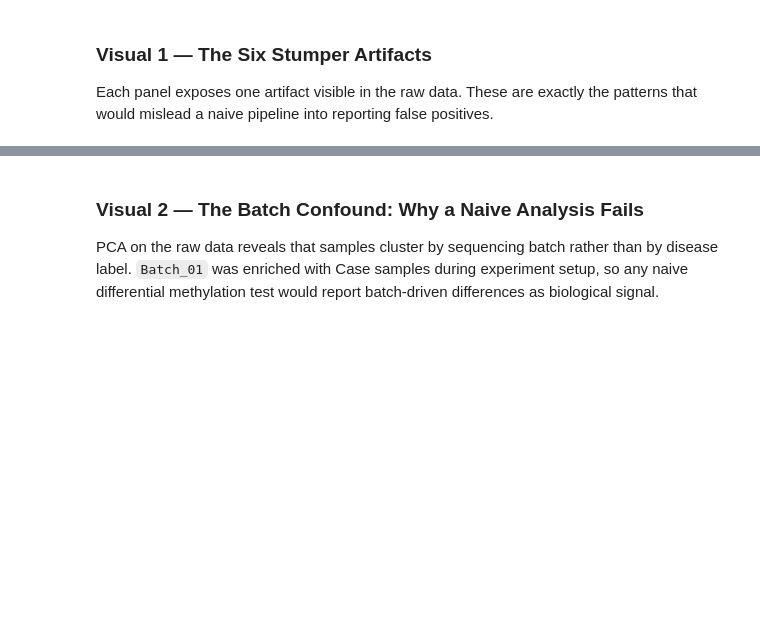
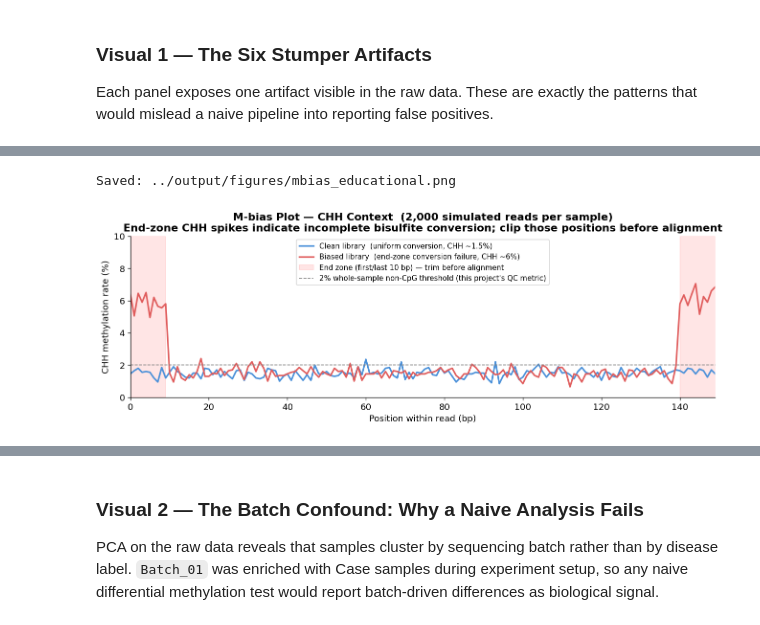
Before and after one commit to ChristopherSNelson/ImmuneMethylTools, a Jupyter notebook: notebooks/ImmuneMethylTools_Validation.ipynb, the cells around one changed output, grey strips where cells are left out. Cells and saved outputs as stored; diff of their text form; code cells hidden in the pictures; blank space fills up the shorter version.

```diff
--- a/notebooks/ImmuneMethylTools_Validation.ipynb
+++ b/notebooks/ImmuneMethylTools_Validation.ipynb
@@ -257,0 +277,75 @@ plt.show()
+# %%
+
+# ── Educational M-bias simulation — CHH context ────────────────────────────
+# Illustrates what Bismark's bismark2summary would show for two virtual
+# samples: a clean library (uniform low CHH methylation) and a biased library
+# (elevated CHH rate at read ends from incomplete bisulfite conversion).
+# Real M-bias plots are computed from per-read CHH pileups before alignment;
+# the simulation here uses binomial draws at each read position.
+
+import os
+
+rng         = np.random.default_rng(seed=42)
+READ_LENGTH = 150
+N_READS     = 2_000
+END_ZONE    = 10      # bp from each end where conversion is less efficient
+MID_RATE    = 0.015   # ~1.5% CHH baseline (complete conversion)
+END_RATE    = 0.060   # ~6% CHH at ends (incomplete conversion)
+
+def _chh_profile(n_reads, read_length, end_rate, mid_rate, end_zone, rng):
+    """Return mean CHH methylation rate per position across n_reads."""
+    prob = np.full((n_reads, read_length), mid_rate)
+    prob[:, :end_zone]               = end_rate   # 5' end
+    prob[:, read_length - end_zone:] = end_rate   # 3' end
+    return rng.binomial(1, prob).mean(axis=0)
+
+clean_profile  = _chh_profile(N_READS, READ_LENGTH, MID_RATE, MID_RATE, END_ZONE, rng)
+biased_profile = _chh_profile(N_READS, READ_LENGTH, END_RATE, MID_RATE, END_ZONE, rng)
+
+positions = np.arange(READ_LENGTH)
+
+fig, ax = plt.subplots(figsize=(11, 4))
+ax.plot(positions, clean_profile  * 100, color='#4A90D9', linewidth=2,
+        label='Clean library  (uniform conversion, CHH ~1.5%)')
+ax.plot(positions, biased_profile * 100, color='#E05C5C', linewidth=2,
+        label='Biased library  (end-zone conversion failure, CHH ~6%)')
+
+ax.axvspan(0,                      END_ZONE - 1,         alpha=0.10, color='red')
+ax.axvspan(READ_LENGTH - END_ZONE, READ_LENGTH - 1,      alpha=0.10, color='red',
+           label=f'End zone (first/last {END_ZONE} bp) — trim before alignment')
+ax.axhline(2.0, color='gray', linestyle='--', linewidth=1.0,
+           label="2% whole-sample non-CpG threshold (this project's QC metric)")
+
+ax.set_xlabel('Position within read (bp)', fontsize=11)
+ax.set_ylabel('CHH methylation rate (%)', fontsize=11)
+ax.set_title(
+    'M-bias Plot — CHH Context  (2,000 simulated reads per sample)\n'
+    'End-zone CHH spikes indicate incomplete bisulfite conversion; clip those positions before alignment',
+    fontweight='bold',
+)
+ax.set_xlim(0, READ_LENGTH - 1)
+ax.set_ylim(0, 10)
+ax.legend(fontsize=9, loc='upper center')
+plt.tight_layout()
+
+figures_dir = os.path.join('..', 'output', 'figures')
+os.makedirs(figures_dir, exist_ok=True)
+out_path = os.path.join(figures_dir, 'mbias_educational.png')
+fig.savefig(out_path, dpi=150, bbox_inches='tight')
+print(f'Saved: {out_path}')
+
+plt.show()
+
+print()
+print('Interpretation:')
+print(f'  Clean library  : CHH rate is flat ~1.5% across all {READ_LENGTH} positions.')
+print(f'  Biased library : CHH rate spikes to ~6% in the first and last {END_ZONE} bp.')
+print(f'  Fix            : hard-clip {END_ZONE} bp from both read ends before alignment.')
+print()
+print("Link to this project's QC:")
+print('  non_cpg_meth_rate is the whole-sample CHH/CHG aggregate. S001 and S002 exceed')
+print('  the 2% threshold because their end-zone inflation is severe enough to push the')
+print('  sample mean over the limit. The M-bias plot is the positional view behind that number.')
+# %% [output]
+Saved: ../output/figures/mbias_educational.png
+[figure, added]
```
Also changed, not shown: parts of 11 cells of this notebook.
